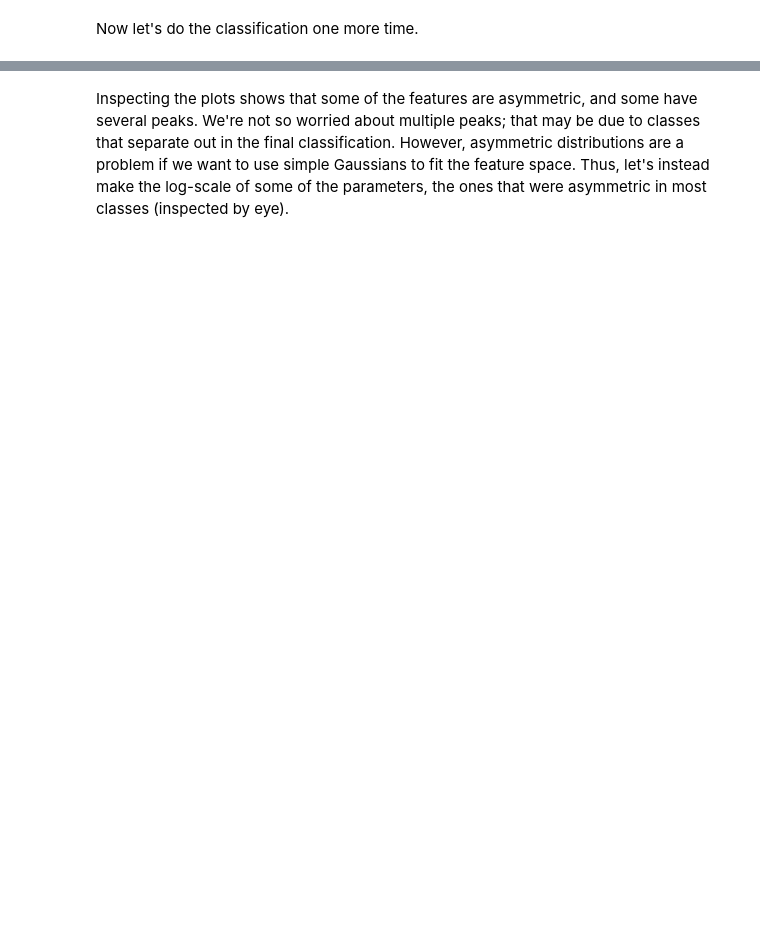
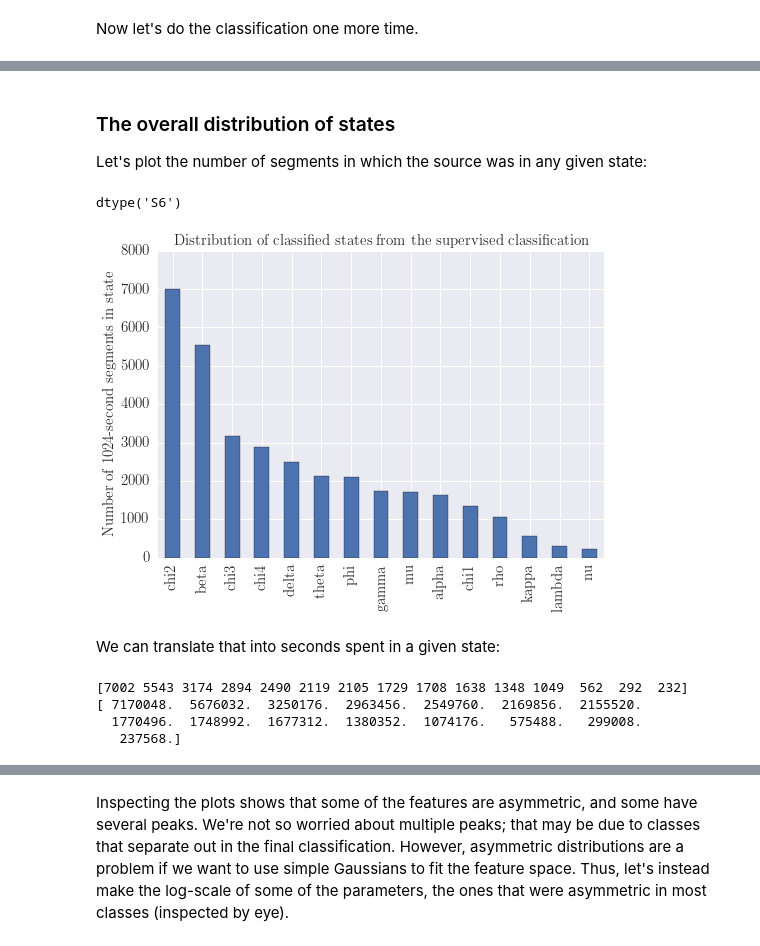
Before and after one commit to dhuppenkothen/BlackHoleMagic, a Jupyter notebook: code/GRS1915_FeatureEngineering.ipynb, the cells around one changed output, grey strips where cells are left out. Cells and saved outputs as stored; diff of their text form; code cells hidden in the pictures; blank space fills up the shorter version.

```diff
--- a/code/GRS1915_FeatureEngineering.ipynb
+++ b/code/GRS1915_FeatureEngineering.ipynb
@@ -1406,0 +1159,14 @@ def plot_features(features_new_all, labels_all, feature_names, datadir="./", fro
+# %%
+#print(fscaled_val.shape)
+### Random Forest Classifier
+params = {'max_depth': [3,5,7,10,15,20,30,50,75,100,150,200,250,300,400]}#,
+grid_rfc = GridSearchCV(RandomForestClassifier(n_estimators=500), param_grid=params,
+                        verbose=0, n_jobs=4)
+grid_rfc.fit(fscaled_train_human, labels_train)
+
+print("Training accuracy: " + str(grid_rfc.score(fscaled_train_human, labels_train)))
+print("Validation accuracy: " + str(grid_rfc.score(fscaled_val_human, labels_val)))
+print("Test accuracy: " + str(grid_rfc.score(fscaled_test_human, labels_test)))
+
+labels_rfc = grid_rfc.predict(fscaled_val_human)
+labels_rfc_test = grid_rfc.predict(fscaled_test_human)
@@ -1406,0 +1177,2 @@ def plot_features(features_new_all, labels_all, feature_names, datadir="./", fro
+# %%
+labels_rfc_unclass = grid_rfc.predict(fscaled_all_unclass)
@@ -1406,0 +1191,41 @@ def plot_features(features_new_all, labels_all, feature_names, datadir="./", fro
+# %% [markdown]
+
+### The overall distribution of states
+
+Let's plot the number of segments in which the source was in any given state:
+# %%
+import pandas as pd
+
+labels_all = np.hstack((labels_train, labels_val, labels_test, labels_rfc_unclass))
+
+label_set = np.unique(labels_all)
+labels_numeric = np.array([np.where(l == label_set)[0][0] for l in labels_all])
+
+s = pd.Series(labels_all)
+# %%
+labels_all.dtype
+# %% [output]
+dtype('S6')
+# %%
+nstates = s.value_counts()
+# %%
+nstates.plot(kind='bar')
+plt.title("Distribution of classified states from the supervised classification", fontsize=15)
+plt.tick_params(axis='both', which='major', labelsize=15)
+plt.ylabel("Number of 1024-second segments in state", fontsize=15)
+plt.savefig(datadir+"grs1915_allclasses_supervised.pdf", format="pdf")
+#plt.close()
+# %% [output]
+[figure, added]
+# %% [markdown]
+We can translate that into seconds spent in a given state:
+# %%
+nstates = s.value_counts()
+print(nstates.values)
+nstates *= 1024.0
+print(nstates.values)
+# %% [output]
+[7002 5543 3174 2894 2490 2119 2105 1729 1708 1638 1348 1049  562  292  232]
+[ 7170048.  5676032.  3250176.  2963456.  2549760.  2169856.  2155520.
+  1770496.  1748992.  1677312.  1380352.  1074176.   575488.   299008.
+   237568.]
```
Also changed, not shown: parts of 80 cells of this notebook, 1 other file.
